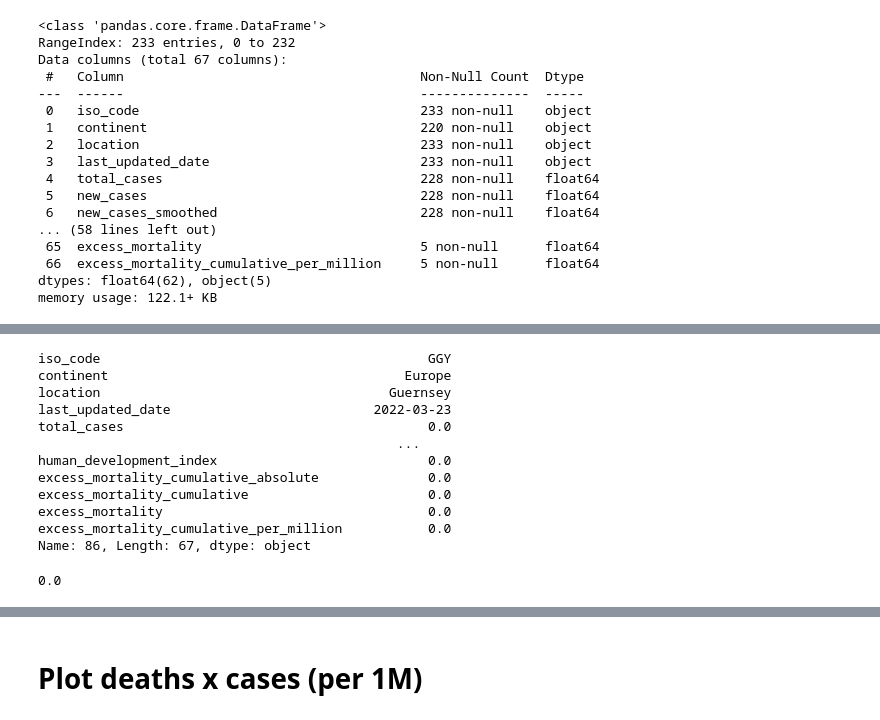
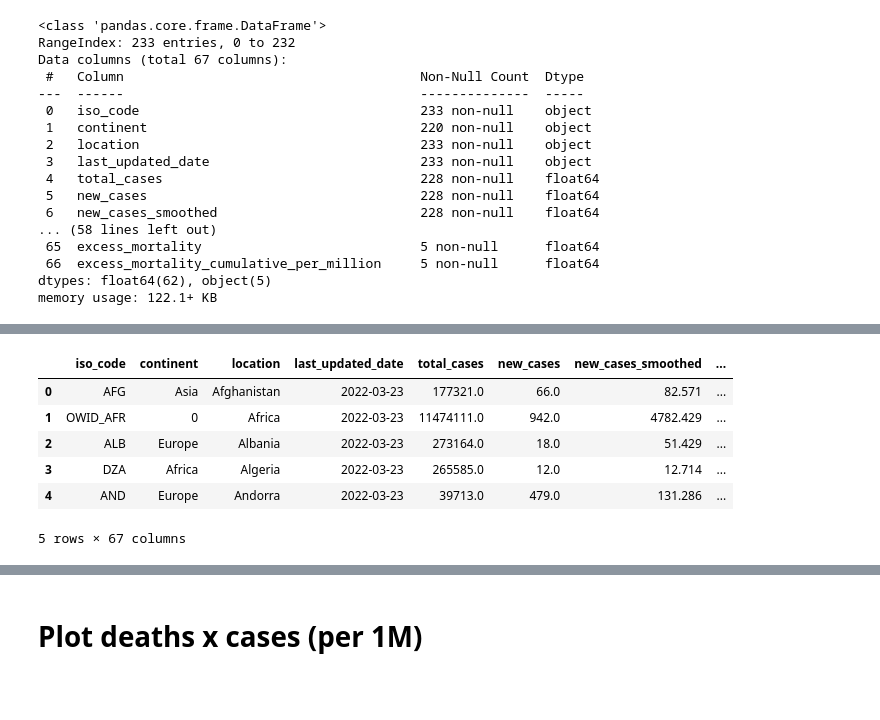
Before and after one commit to ThOliveira23/PH482_582_Sp22, a Jupyter notebook: Projeto/graveyard_covid_project.ipynb, the cells around one changed output, grey strips where cells are left out. Cells and saved outputs as stored; diff of their text form; code cells hidden in the pictures; blank space fills up the shorter version.

```diff
--- a/Projeto/graveyard_covid_project.ipynb
+++ b/Projeto/graveyard_covid_project.ipynb
@@ -46,15 +37,0 @@ data = data.fillna(0)
-# %%
-data.iloc[86]
-# %% [output]
-iso_code                                          GGY
-continent                                      Europe
-location                                     Guernsey
-last_updated_date                          2022-03-23
-total_cases                                       0.0
-                                              ...
-human_development_index                           0.0
-excess_mortality_cumulative_absolute              0.0
-excess_mortality_cumulative                       0.0
-excess_mortality                                  0.0
-excess_mortality_cumulative_per_million           0.0
-Name: 86, Length: 67, dtype: object
@@ -63,4 +37,0 @@ cases_per_1m = data['total_cases_per_million']
-# %%
-(cases_per_1m[86])
-# %% [output]
-0.0
@@ -74,0 +41,10 @@ for i in range(232):
+# %%
+data.head()
+# %% [output]
+|  | iso_code | continent | location | last_updated_date | total_cases | new_cases | new_cases_smoothed | ... |
+| 0 | AFG | Asia | Afghanistan | 2022-03-23 | 177321.0 | 66.0 | 82.571 | ... |
+| 1 | OWID_AFR | 0 | Africa | 2022-03-23 | 11474111.0 | 942.0 | 4782.429 | ... |
+| 2 | ALB | Europe | Albania | 2022-03-23 | 273164.0 | 18.0 | 51.429 | ... |
+| 3 | DZA | Africa | Algeria | 2022-03-23 | 265585.0 | 12.0 | 12.714 | ... |
+| 4 | AND | Europe | Andorra | 2022-03-23 | 39713.0 | 479.0 | 131.286 | ... |
+5 rows × 67 columns
```
Also changed, not shown: parts of 17 cells of this notebook.
